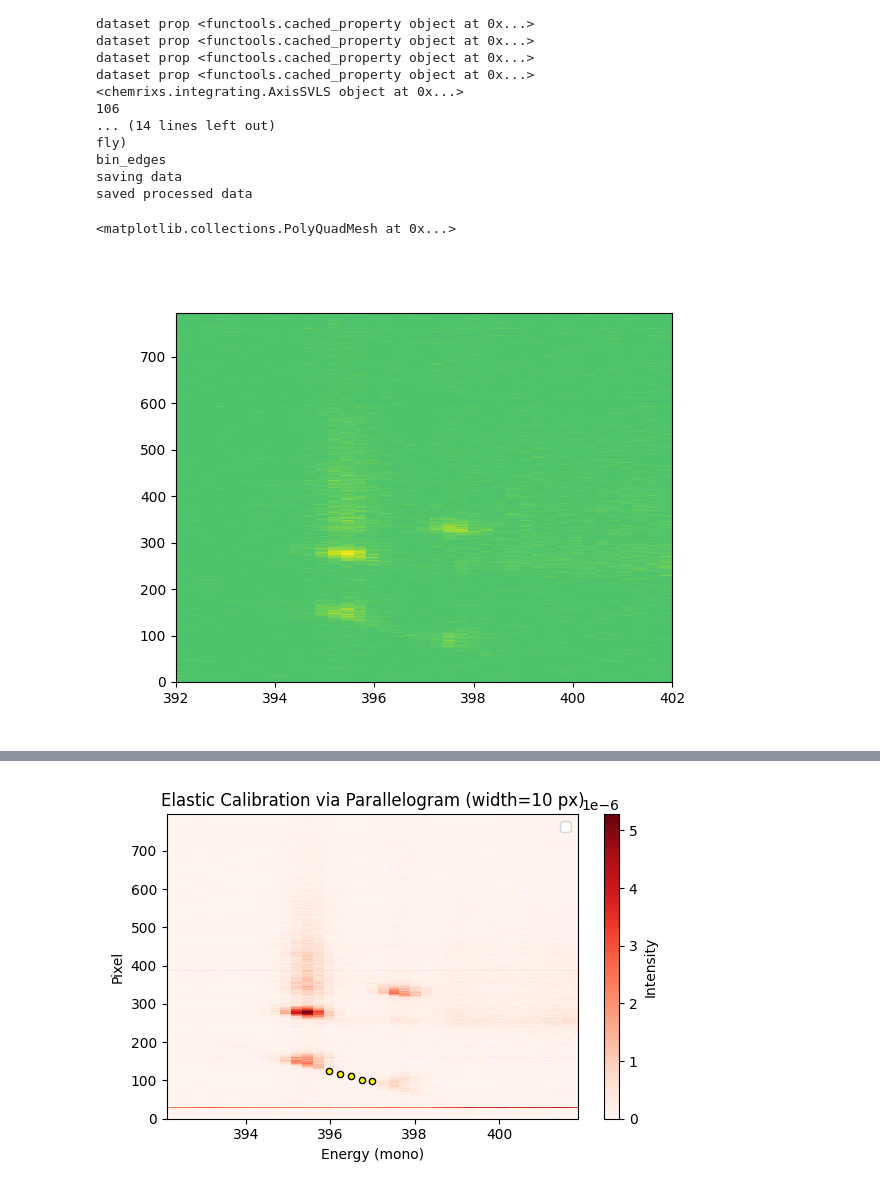
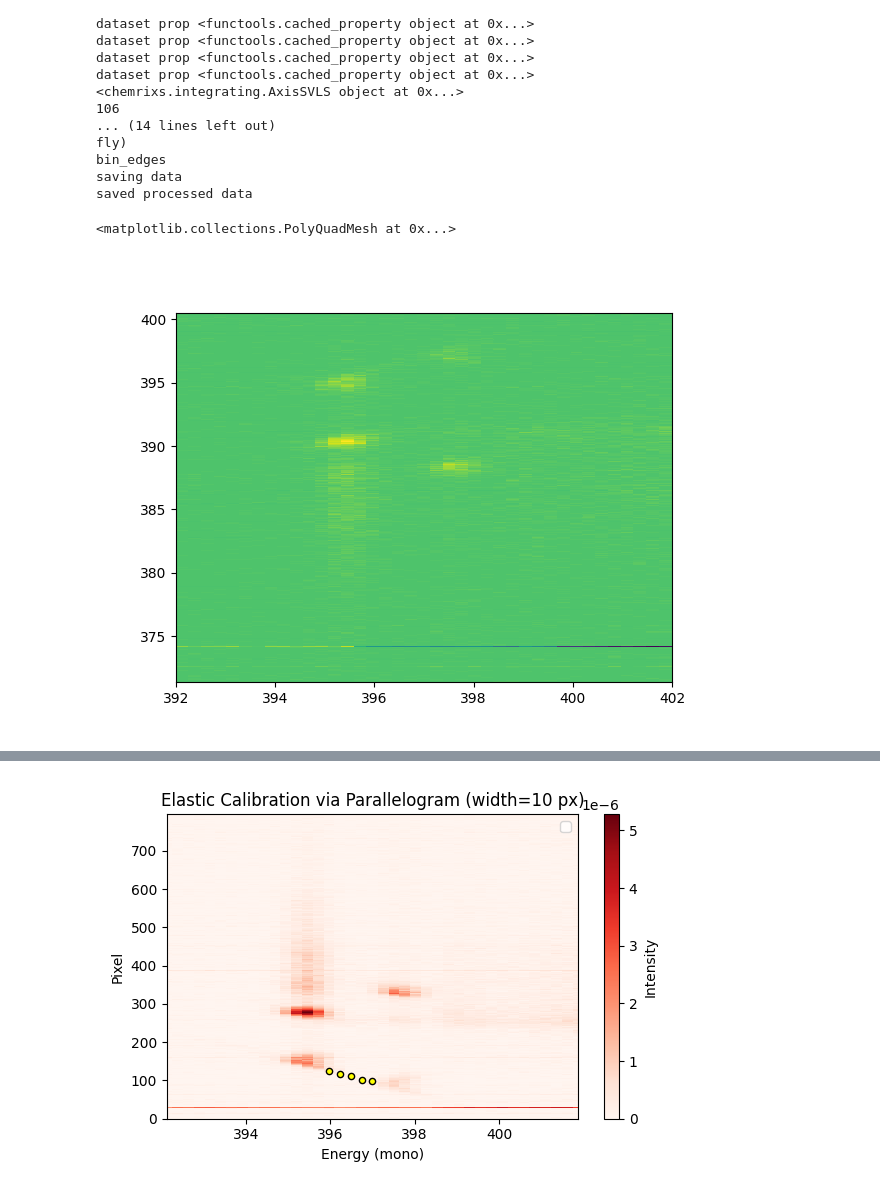
Before and after one commit to AmkeNimm/DataAcceleratorChemRIXS, a Jupyter notebook: jupyter_notebook/calib_test.ipynb, the cells around one changed output, grey strips where cells are left out. Cells and saved outputs as stored; diff of their text form; code cells hidden in the pictures.

```diff
--- a/jupyter_notebook/calib_test.ipynb
+++ b/jupyter_notebook/calib_test.ipynb
@@ -83,7 +92,8 @@ saving data
 saved processed data
 # %%
 fig,ax=plt.subplots(1,1)
-ax.pcolor(proc.scanvar_on, np.arange(proc.axis_svls_off_mean.shape[1]),(proc.axis_svls_off_mean).T)
+ax.pcolor(proc.scanvar_on, (-0.0366449869656799)*np.arange(proc.axis_svls_off_mean.shape[1])+400.5108021860192,(proc.axis_svls_off_mean).T)
+#(-0.0366449869656799, 400.5108021860192)
 # %% [output]
 <matplotlib.collections.PolyQuadMesh at 0x...>
-[figure, old version]
+[figure, new version]
```
Also changed, not shown: parts of 12 cells of this notebook, 2 other files.
